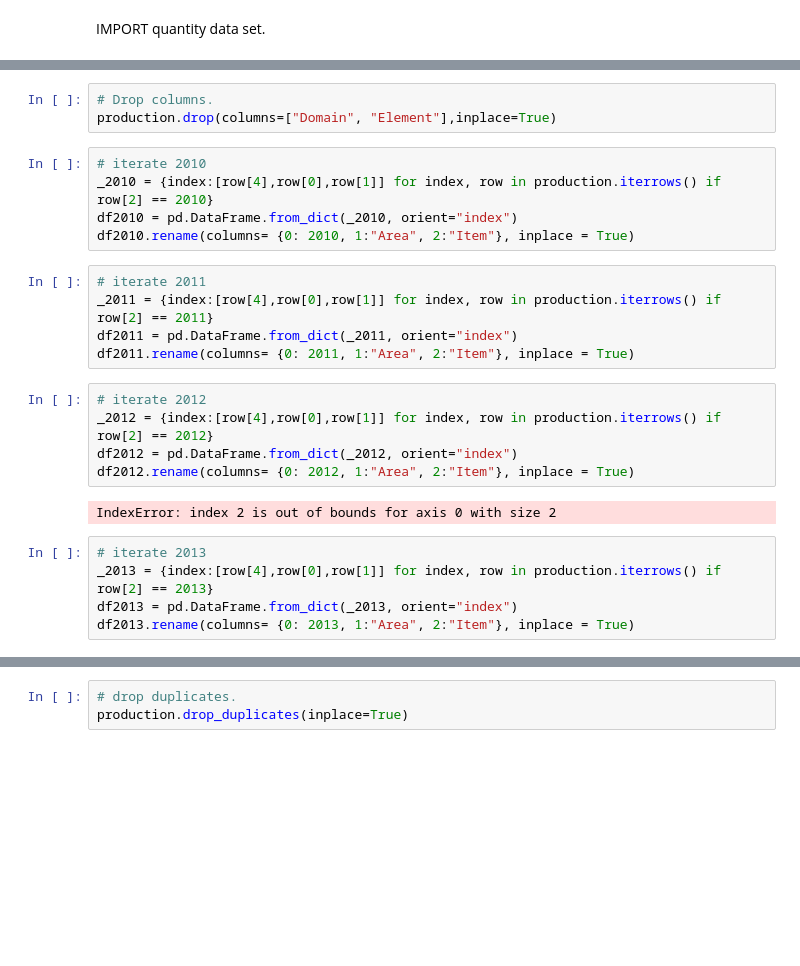
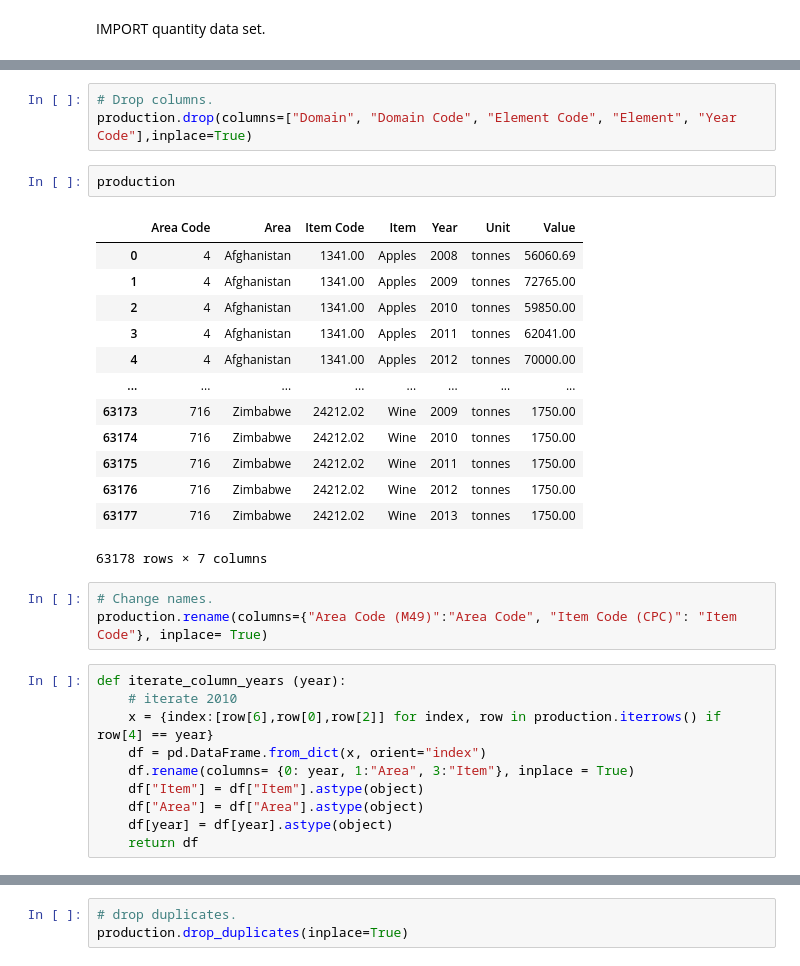
Before and after one commit to imalanz/Food_Emissions, a Jupyter notebook: data/analysis.ipynb, the cells around one changed output, grey strips where cells are left out. Drawn from its saved outputs; the diff is of its cells as text; blank space fills up the shorter version.

```diff
--- a/data/analysis.ipynb
+++ b/data/analysis.ipynb
@@ -203,25 +226,32 @@ production.sample()
 # %%
 # Drop columns.
-production.drop(columns=["Domain", "Element"],inplace=True)
+production.drop(columns=["Domain", "Domain Code", "Element Code", "Element", "Year Code"],inplace=True)
+# %%
+production
+# %% [output]
+|  | Area Code | Area | Item Code | Item | Year | Unit | Value |
+| 0 | 4 | Afghanistan | 1341.00 | Apples | 2008 | tonnes | 56060.69 |
+| 1 | 4 | Afghanistan | 1341.00 | Apples | 2009 | tonnes | 72765.00 |
+| 2 | 4 | Afghanistan | 1341.00 | Apples | 2010 | tonnes | 59850.00 |
+| 3 | 4 | Afghanistan | 1341.00 | Apples | 2011 | tonnes | 62041.00 |
+| 4 | 4 | Afghanistan | 1341.00 | Apples | 2012 | tonnes | 70000.00 |
+| ... | ... | ... | ... | ... | ... | ... | ... |
+| 63173 | 716 | Zimbabwe | 24212.02 | Wine | 2009 | tonnes | 1750.00 |
+| 63174 | 716 | Zimbabwe | 24212.02 | Wine | 2010 | tonnes | 1750.00 |
+| 63175 | 716 | Zimbabwe | 24212.02 | Wine | 2011 | tonnes | 1750.00 |
+| 63176 | 716 | Zimbabwe | 24212.02 | Wine | 2012 | tonnes | 1750.00 |
+| 63177 | 716 | Zimbabwe | 24212.02 | Wine | 2013 | tonnes | 1750.00 |
+63178 rows × 7 columns
+# %%
+# Change names.
+production.rename(columns={"Area Code (M49)":"Area Code", "Item Code (CPC)": "Item Code"}, inplace= True)
 # %%
-# iterate 2010
-_2010 = {index:[row[4],row[0],row[1]] for index, row in production.iterrows() if row[2] == 2010}
-df2010 = pd.DataFrame.from_dict(_2010, orient="index")
-df2010.rename(columns= {0: 2010, 1:"Area", 2:"Item"}, inplace = True)
+def iterate_column_years (year):
+    # iterate 2010
+    x = {index:[row[6],row[0],row[2]] for index, row in production.iterrows() if row[4] == year}
+    df = pd.DataFrame.from_dict(x, orient="index")
+    df.rename(columns= {0: year, 1:"Area", 3:"Item"}, inplace = True)
+    df["Item"] = df["Item"].astype(object)
+    df["Area"] = df["Area"].astype(object)
+    df[year] = df[year].astype(object)
+    return df
-# %%
-# iterate 2011
-_2011 = {index:[row[4],row[0],row[1]] for index, row in production.iterrows() if row[2] == 2011}
-df2011 = pd.DataFrame.from_dict(_2011, orient="index")
-df2011.rename(columns= {0: 2011, 1:"Area", 2:"Item"}, inplace = True)
-# %%
-# iterate 2012
-_2012 = {index:[row[4],row[0],row[1]] for index, row in production.iterrows() if row[2] == 2012}
-df2012 = pd.DataFrame.from_dict(_2012, orient="index")
-df2012.rename(columns= {0: 2012, 1:"Area", 2:"Item"}, inplace = True)
-# %% [output]
-IndexError: index 2 is out of bounds for axis 0 with size 2
-# %%
-# iterate 2013
-_2013 = {index:[row[4],row[0],row[1]] for index, row in production.iterrows() if row[2] == 2013}
-df2013 = pd.DataFrame.from_dict(_2013, orient="index")
-df2013.rename(columns= {0: 2013, 1:"Area", 2:"Item"}, inplace = True)
```
Also changed, not shown: parts of 53 cells of this notebook, 3 other files.
